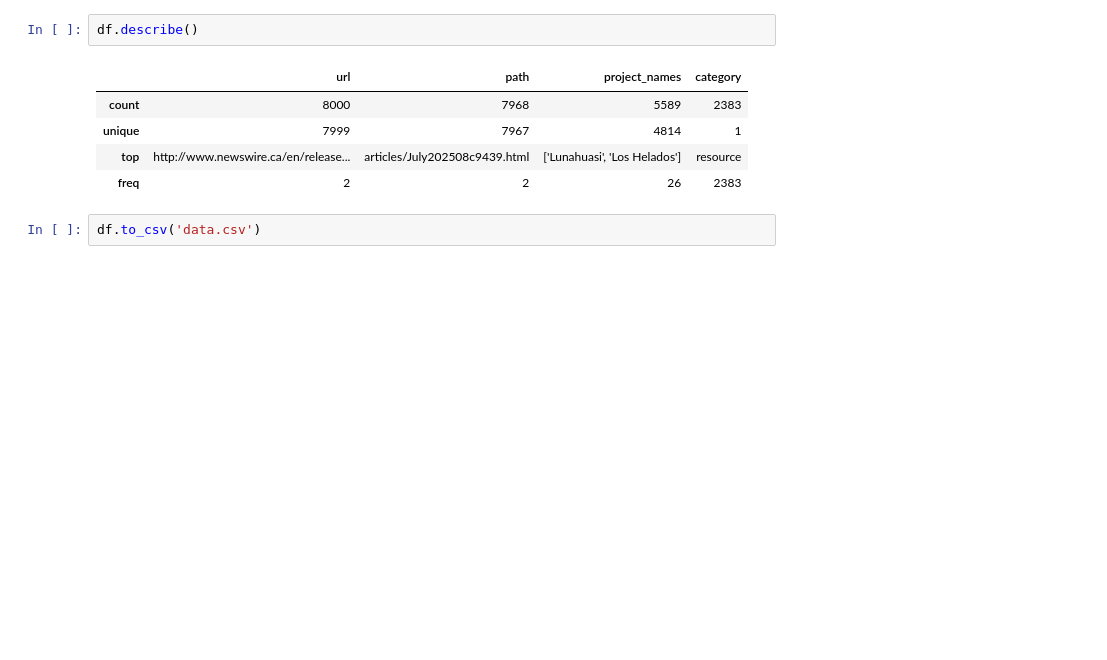
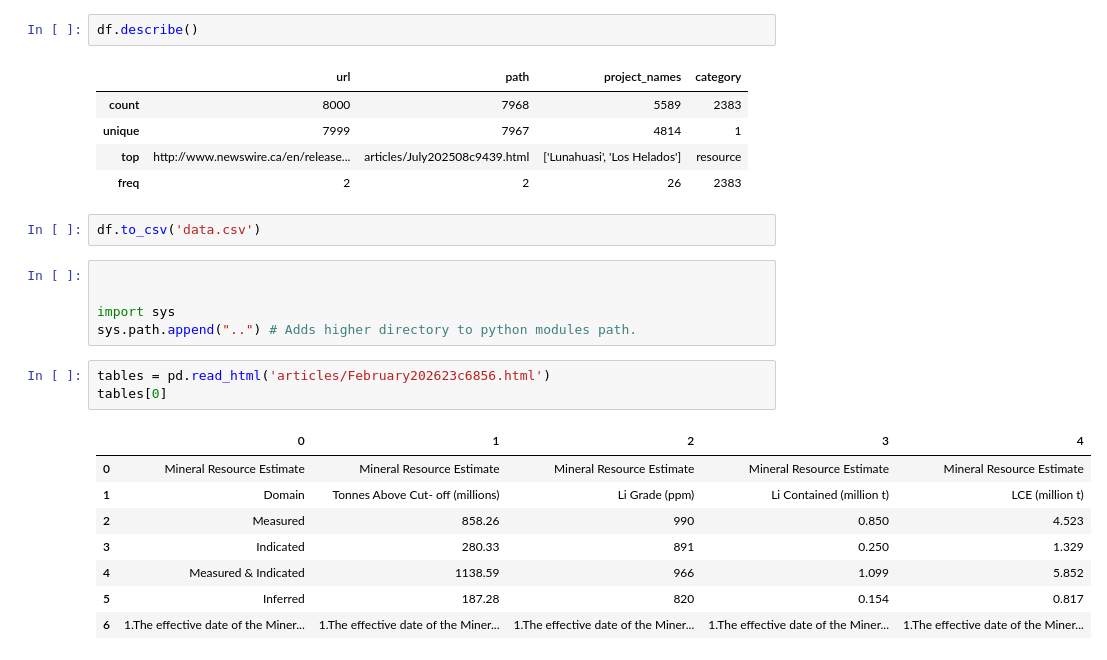
Before and after one commit to ravindu-sh/mining-project, a Jupyter notebook: notebook.ipynb, the cells around one changed output. Saved outputs shown, nothing was run; the diff lists cells and outputs as text; blank space fills up the shorter version.

```diff
--- a/notebook.ipynb
+++ b/notebook.ipynb
@@ -135,3 +177,20 @@ df.describe()
 | freq | 2 | 2 | 26 | 2383 |
 # %%
 df.to_csv('data.csv')
+# %%
+
+
+import sys
+sys.path.append("..") # Adds higher directory to python modules path.
+# %%
+tables = pd.read_html('articles/February202623c6856.html')
+tables[0]
+# %% [output]
+|  | 0 | 1 | 2 | 3 | 4 |
+| 0 | Mineral Resource Estimate | Mineral Resource Estimate | Mineral Resource Estimate | Mineral Resource Estimate | Mineral Resource Estimate |
+| 1 | Domain | Tonnes Above Cut- off (millions) | Li Grade (ppm) | Li Contained (million t) | LCE (million t) |
+| 2 | Measured | 858.26 | 990 | 0.850 | 4.523 |
+| 3 | Indicated | 280.33 | 891 | 0.250 | 1.329 |
+| 4 | Measured & Indicated | 1138.59 | 966 | 1.099 | 5.852 |
+| 5 | Inferred | 187.28 | 820 | 0.154 | 0.817 |
+| 6 | 1.The effective date of the Miner... | 1.The effective date of the Miner... | 1.The effective date of the Miner... | 1.The effective date of the Miner... | 1.The effective date of the Miner... |
```
Also changed, not shown: parts of 4 cells of this notebook, 9 other files.
